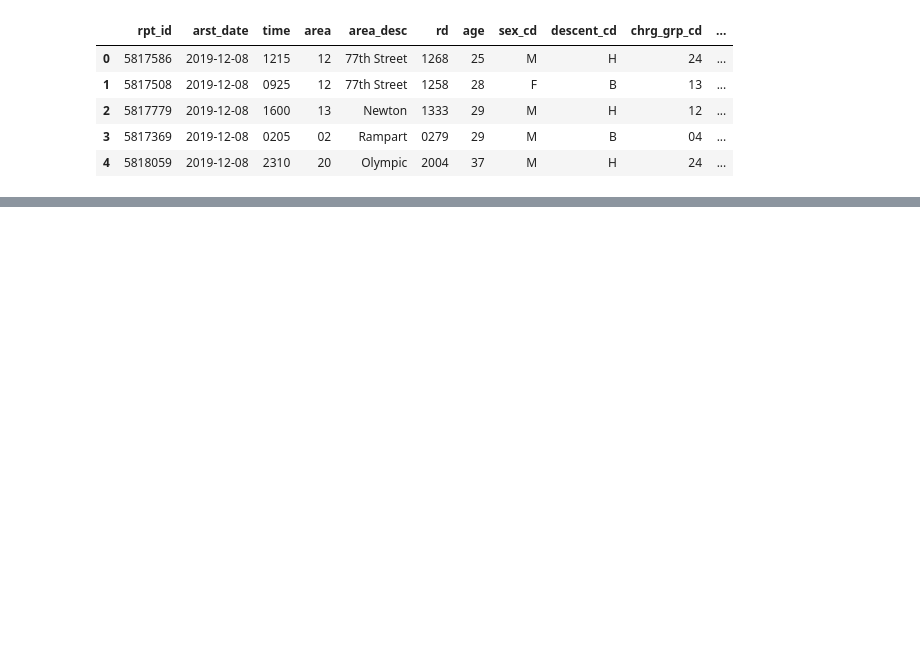
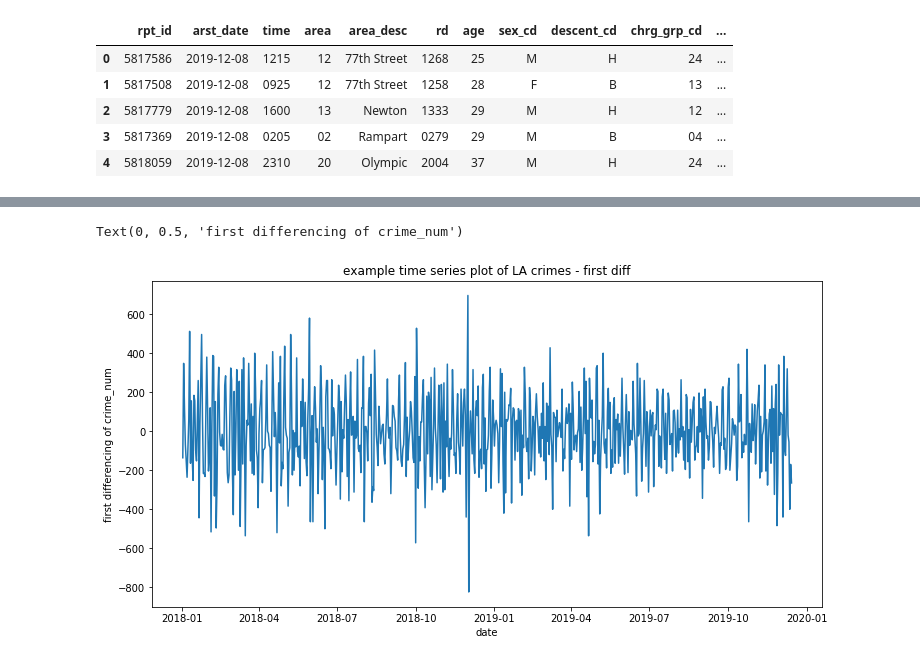
Before and after one commit to LACrimeMap/LACrimeMap, a Jupyter notebook: Enhancement.ipynb, the cells around one changed output, grey strips where cells are left out. Drawn from its saved outputs; the diff is of its cells as text; code cells hidden in the pictures; blank space fills up the shorter version.

```diff
--- a/Enhancement.ipynb
+++ b/Enhancement.ipynb
@@ -85,4 +98,15 @@ fig = px.line(df2, x = 'date', y='crime_num', title = "example time series plot
 fig.show()
 # %% [output]
 [interactive output not drawn]
+# %%
+## Chasing stationarity by using first differencing
+df2['first_diff'] = df2['crime_num'].diff()
+plt.figure(figsize=(12,6))
+plt.title("example time series plot of LA crimes - first diff")
+plt.plot(df2['date'], df2['first_diff'])
+plt.xlabel('date')
+plt.ylabel('first differencing of crime_num')
+# %% [output]
+Text(0, 0.5, 'first differencing of crime_num')
+[figure, added]
 # %%
```
Also changed, not shown: parts of 23 cells of this notebook, 2 other files.
